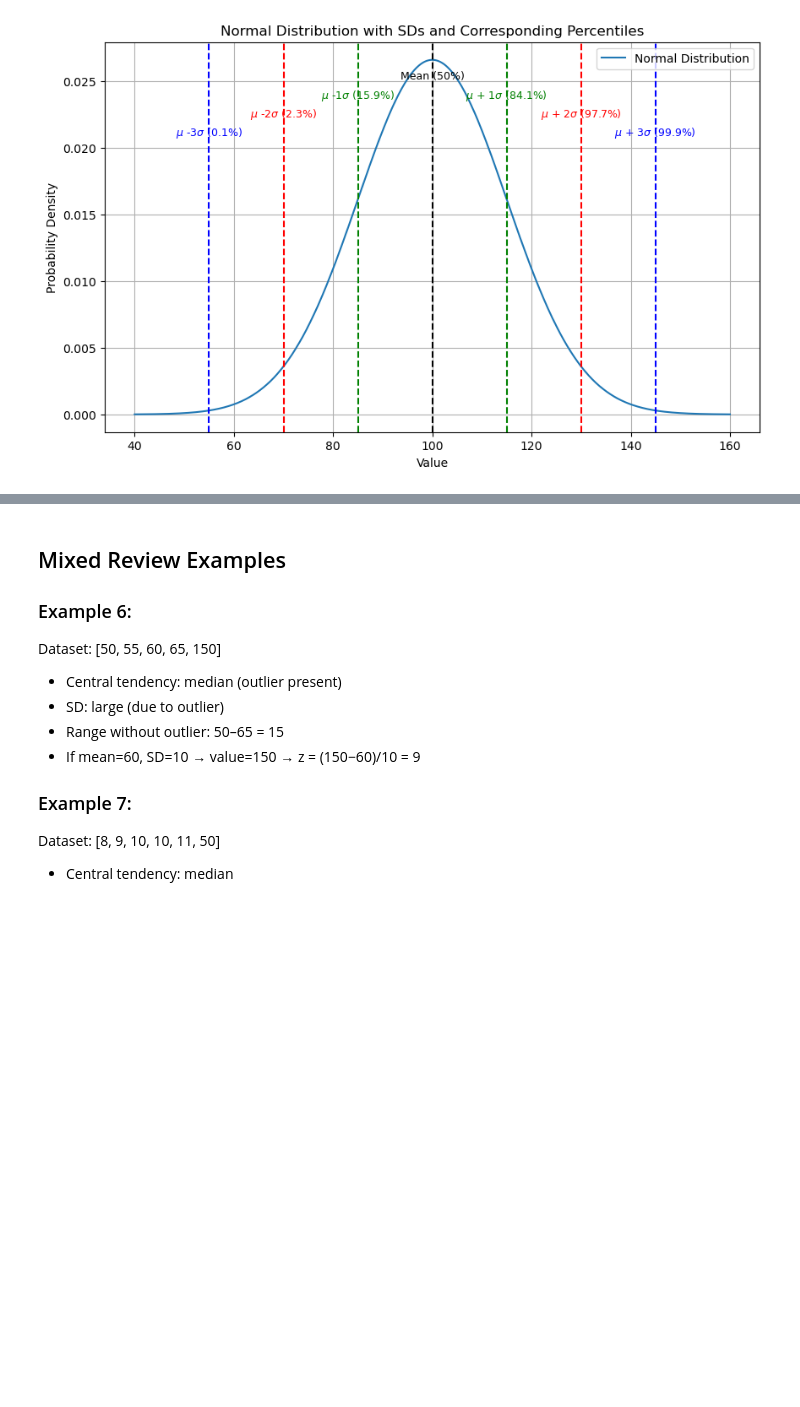
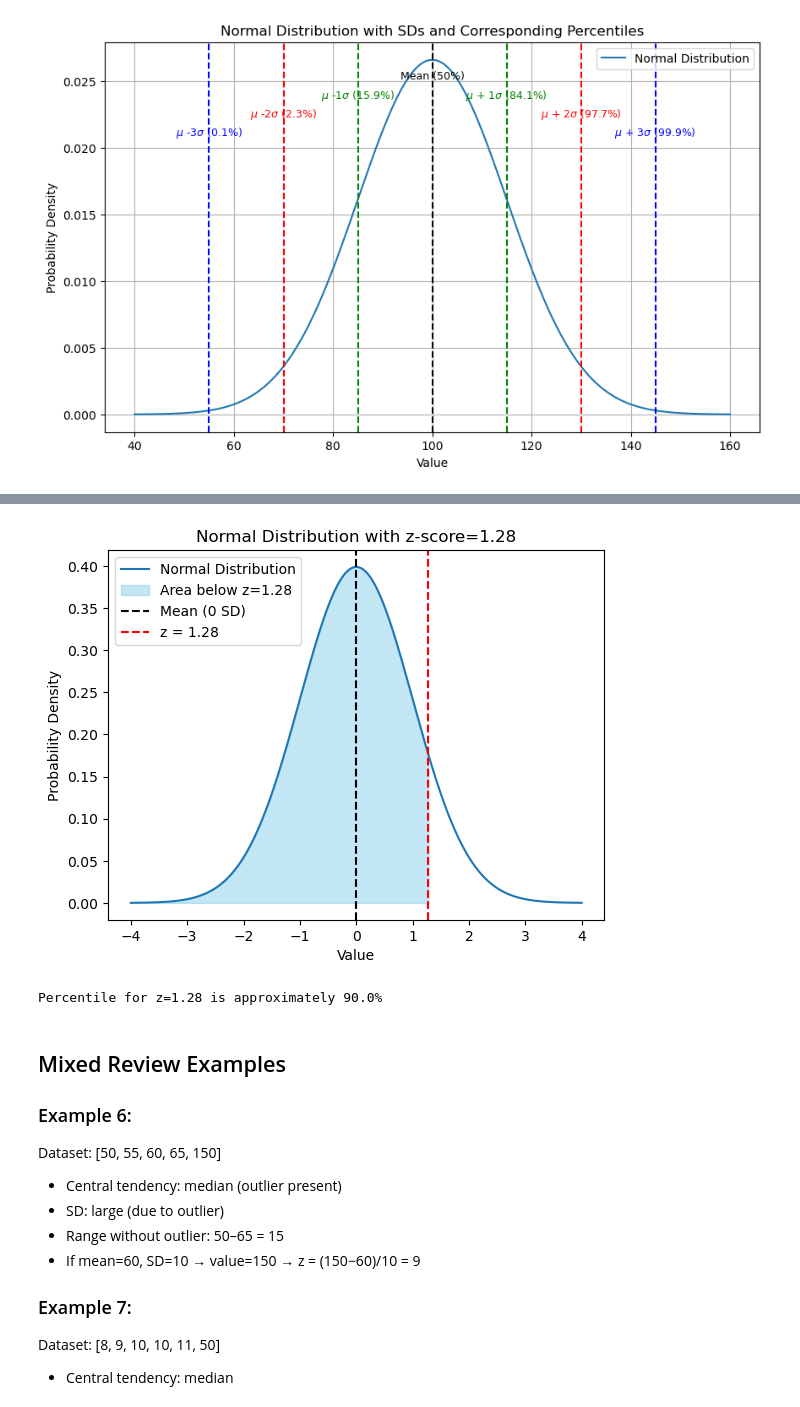
Before and after one commit to mlnotes2718/introduction-statistics-machine-learning, a Jupyter notebook: Stats_in_ML1_Central Tendency.ipynb, the cells around one changed output, grey strips where cells are left out. Cells and saved outputs as stored; diff of their text form; code cells hidden in the pictures; blank space fills up the shorter version.

```diff
--- a/Stats_in_ML1_Central Tendency.ipynb
+++ b/Stats_in_ML1_Central Tendency.ipynb
@@ -710,3 +865,43 @@ plt.show()
+# %%
+import numpy as np
+import matplotlib.pyplot as plt
+from scipy.stats import norm
+
+# Parameters
+mu = 0       # mean
+sigma = 1    # standard deviation
+z = 1.28     # example z-score
+
+# x values
+x = np.linspace(mu - 4*sigma, mu + 4*sigma, 1000)
+y = norm.pdf(x, mu, sigma)
+
+# Plot normal distribution
+plt.plot(x, y, label='Normal Distribution')
+
+# Shade area below z-score
+x_fill = np.linspace(mu - 4*sigma, z*sigma, 1000)
+plt.fill_between(x_fill, 0, norm.pdf(x_fill, mu, sigma), color='skyblue', alpha=0.5, label=f'Area below z={z:.2f}')
+
+# Mark mean and z-score
+plt.axvline(mu, color='black', linestyle='--', label='Mean (0 SD)')
+plt.axvline(z*sigma, color='red', linestyle='--', label=f'z = {z:.2f}')
+
+# Add title and labels
+plt.title(f'Normal Distribution with z-score={z:.2f}')
+plt.xlabel('Value')
+plt.ylabel('Probability Density')
+plt.legend()
+
+# Show plot
+plt.show()
+
+# Calculate percentile
+percentile = norm.cdf(z) * 100
+print(f"Percentile for z={z:.2f} is approximately {percentile:.1f}%")
+# %% [output]
+[figure, added]
+Percentile for z=1.28 is approximately 90.0%
 # %% [markdown]
 ## Mixed Review Examples
 ### Example 6:
```
Also changed, not shown: parts of 13 cells of this notebook, 2 other files.
